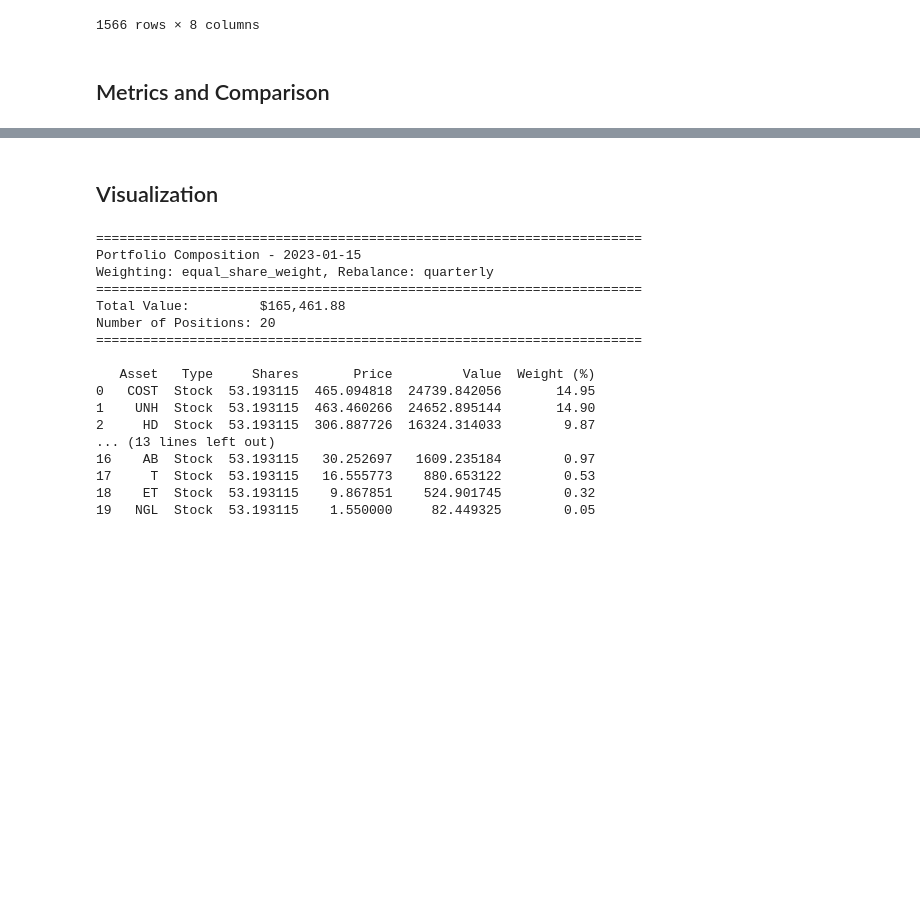
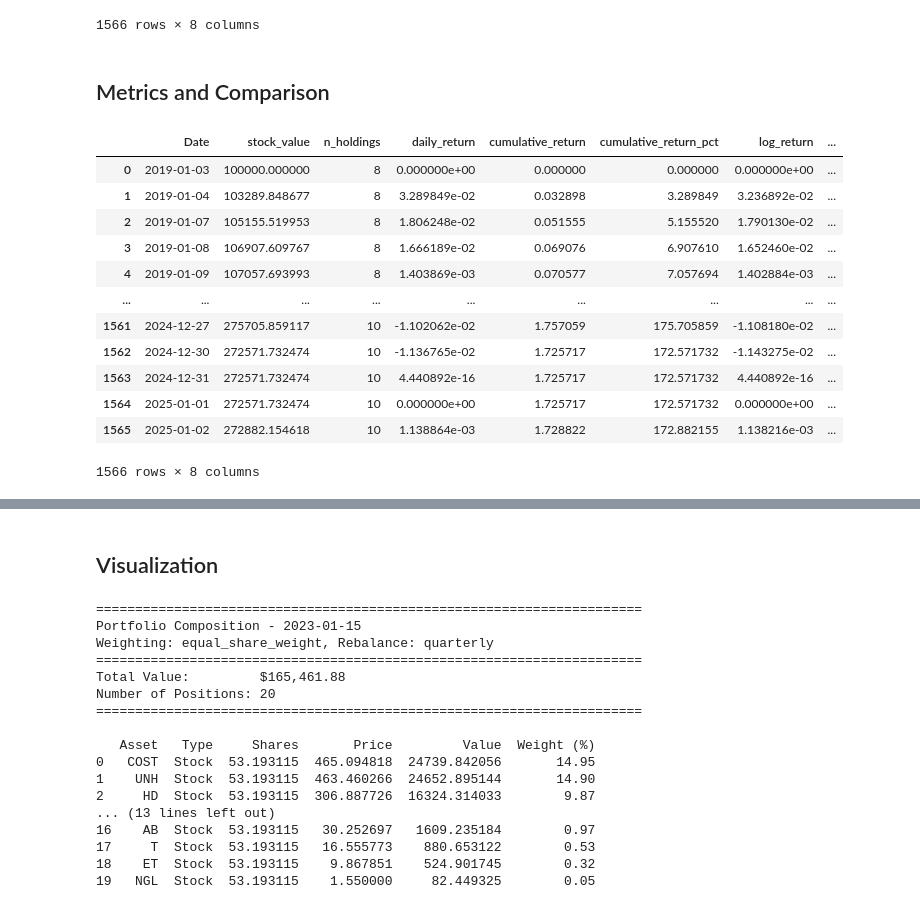
Before and after one commit to AaronLyu95/Congress_Trading, a Jupyter notebook: M6_code_0_4_Aaron.ipynb, the cells around one changed output, grey strips where cells are left out. Cells and saved outputs as stored; diff of their text form; code cells hidden in the pictures; blank space fills up the shorter version.

Commit message:
update more portfolios

```diff
--- a/M6_code_0_4_Aaron.ipynb
+++ b/M6_code_0_4_Aaron.ipynb
@@ -2476,0 +2471,21 @@ custom_dict = {
+# %%
+equal_share_weight_10 = CustomPortfolio(congressmen, prices_df, weighting='equal_share_weight', n_stocks=10)
+equal_share_weight_10.simulate()
+equal_value_10 = CustomPortfolio(congressmen, prices_df, weighting='equal_value', n_stocks=10)
+equal_value_10.simulate()
+mean_var_10 = CustomPortfolio(congressmen, prices_df, weighting='mean_variance', n_stocks=10)
+mean_var_10.simulate()
+# %% [output]
+|  | Date | stock_value | n_holdings | daily_return | cumulative_return | cumulative_return_pct | log_return | ... |
+| 0 | 2019-01-03 | 100000.000000 | 8 | 0.000000e+00 | 0.000000 | 0.000000 | 0.000000e+00 | ... |
+| 1 | 2019-01-04 | 103289.848677 | 8 | 3.289849e-02 | 0.032898 | 3.289849 | 3.236892e-02 | ... |
+| 2 | 2019-01-07 | 105155.519953 | 8 | 1.806248e-02 | 0.051555 | 5.155520 | 1.790130e-02 | ... |
+| 3 | 2019-01-08 | 106907.609767 | 8 | 1.666189e-02 | 0.069076 | 6.907610 | 1.652460e-02 | ... |
+| 4 | 2019-01-09 | 107057.693993 | 8 | 1.403869e-03 | 0.070577 | 7.057694 | 1.402884e-03 | ... |
+| ... | ... | ... | ... | ... | ... | ... | ... | ... |
+| 1561 | 2024-12-27 | 275705.859117 | 10 | -1.102062e-02 | 1.757059 | 175.705859 | -1.108180e-02 | ... |
+| 1562 | 2024-12-30 | 272571.732474 | 10 | -1.136765e-02 | 1.725717 | 172.571732 | -1.143275e-02 | ... |
+| 1563 | 2024-12-31 | 272571.732474 | 10 | 4.440892e-16 | 1.725717 | 172.571732 | 4.440892e-16 | ... |
+| 1564 | 2025-01-01 | 272571.732474 | 10 | 0.000000e+00 | 1.725717 | 172.571732 | 0.000000e+00 | ... |
+| 1565 | 2025-01-02 | 272882.154618 | 10 | 1.138864e-03 | 1.728822 | 172.882155 | 1.138216e-03 | ... |
+1566 rows × 8 columns
```
Also changed, not shown: parts of 6 cells of this notebook.
